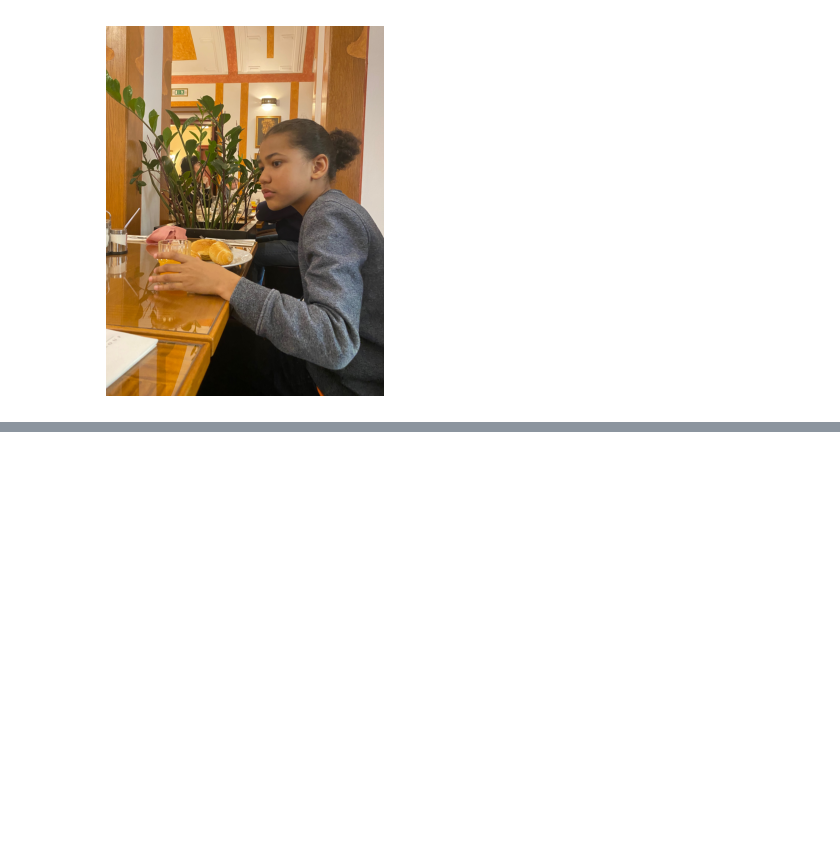
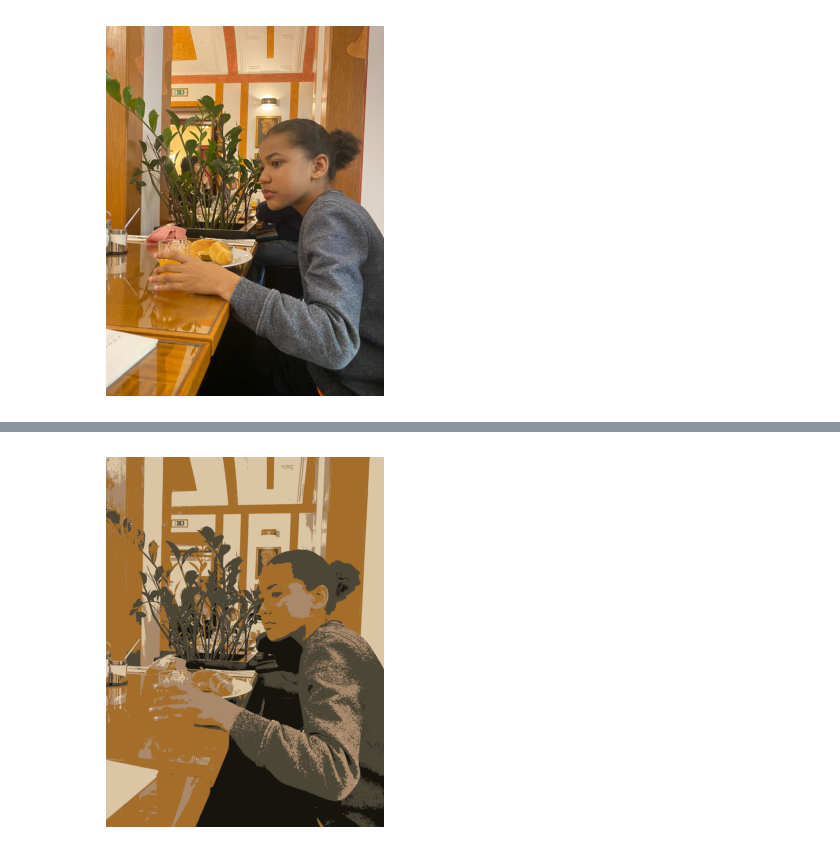
Before and after one commit to Ochwada/Data-Science-2023, a Jupyter notebook: Photos into Cartoons/photo_to_catoons.ipynb, the cells around one changed output, grey strips where cells are left out. Drawn from its saved outputs; the diff is of its cells as text; code cells hidden in the pictures; blank space fills up the shorter version.

```diff
--- a/Photos into Cartoons/photo_to_catoons.ipynb
+++ b/Photos into Cartoons/photo_to_catoons.ipynb
@@ -24,3 +24,19 @@ else:
     plt.show()
 # %% [output]
 [figure]
+# %%
+# Color Quantization using K-Means Clustering
+
+def color_quantization(img, k):
+# Transform the image
+  data = np.float32(img).reshape((-1, 3))
+
+# Determine criteria
+  criteria = (cv2.TERM_CRITERIA_EPS + cv2.TERM_CRITERIA_MAX_ITER, 20, 0.001)
+
+# Implementing K-Means
+  ret, label, center = cv2.kmeans(data, k, None, criteria, 10, cv2.KMEANS_RANDOM_CENTERS)
+  center = np.uint8(center)
+  result = center[label.flatten()]
+  result = result.reshape(img.shape)
+  return result
@@ -26,0 +69,18 @@ else:
+# %%
+# Generating Cartoon from Image
+
+total_color = 5
+
+if img is None:
+    print("Failed to load image.")
+else:
+    img = color_quantization(img, total_color)  # The color_quantization function should be defined elsewhere.
+    cv2.imwrite('cartoonize.jpg', img)
+
+    # Display the image using matplotlib instead of cv2
+    img_rgb = cv2.cvtColor(img, cv2.COLOR_BGR2RGB)
+    plt.imshow(img_rgb)
+    plt.axis('off')  # This will hide the axis values
+    plt.show()
+# %% [output]
+[figure, added]
```
Also changed, not shown: parts of 3 cells of this notebook, 3 other files.
